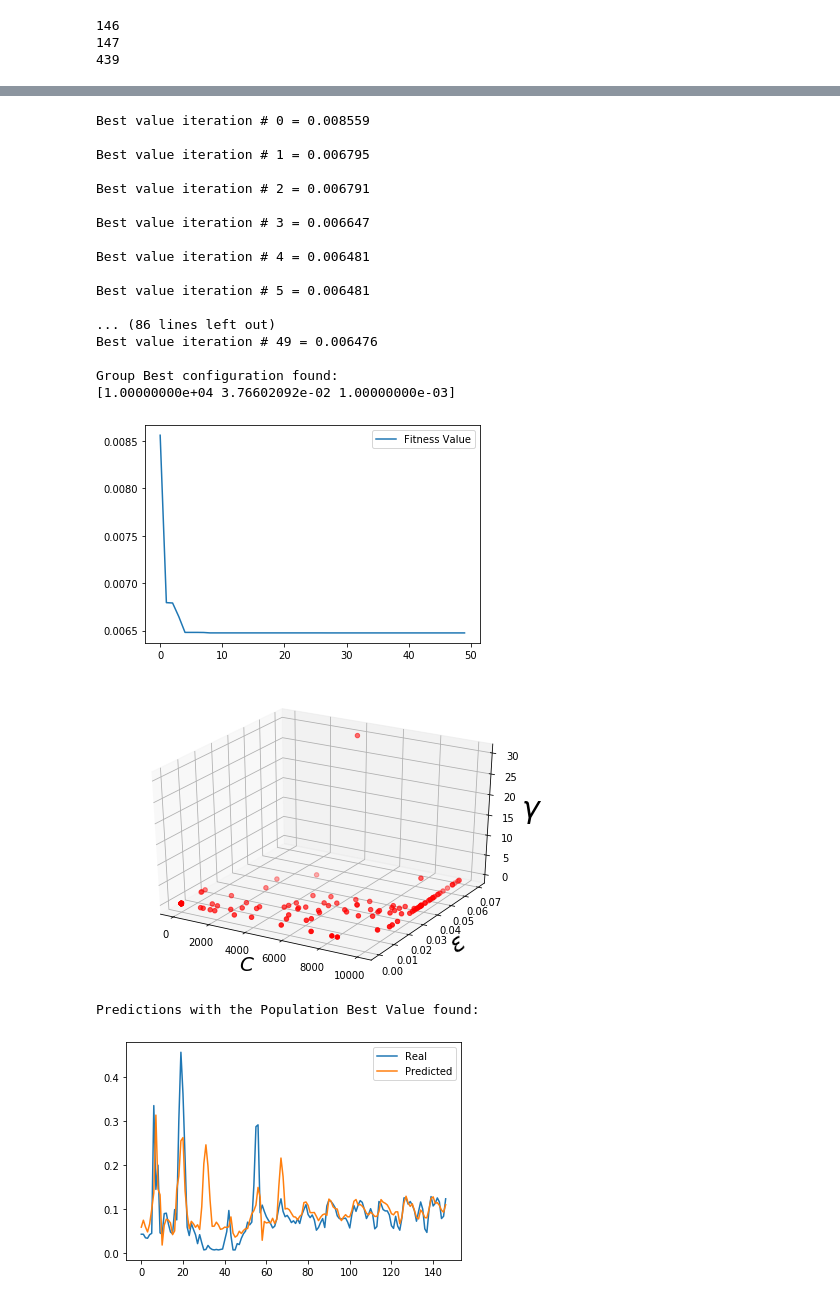
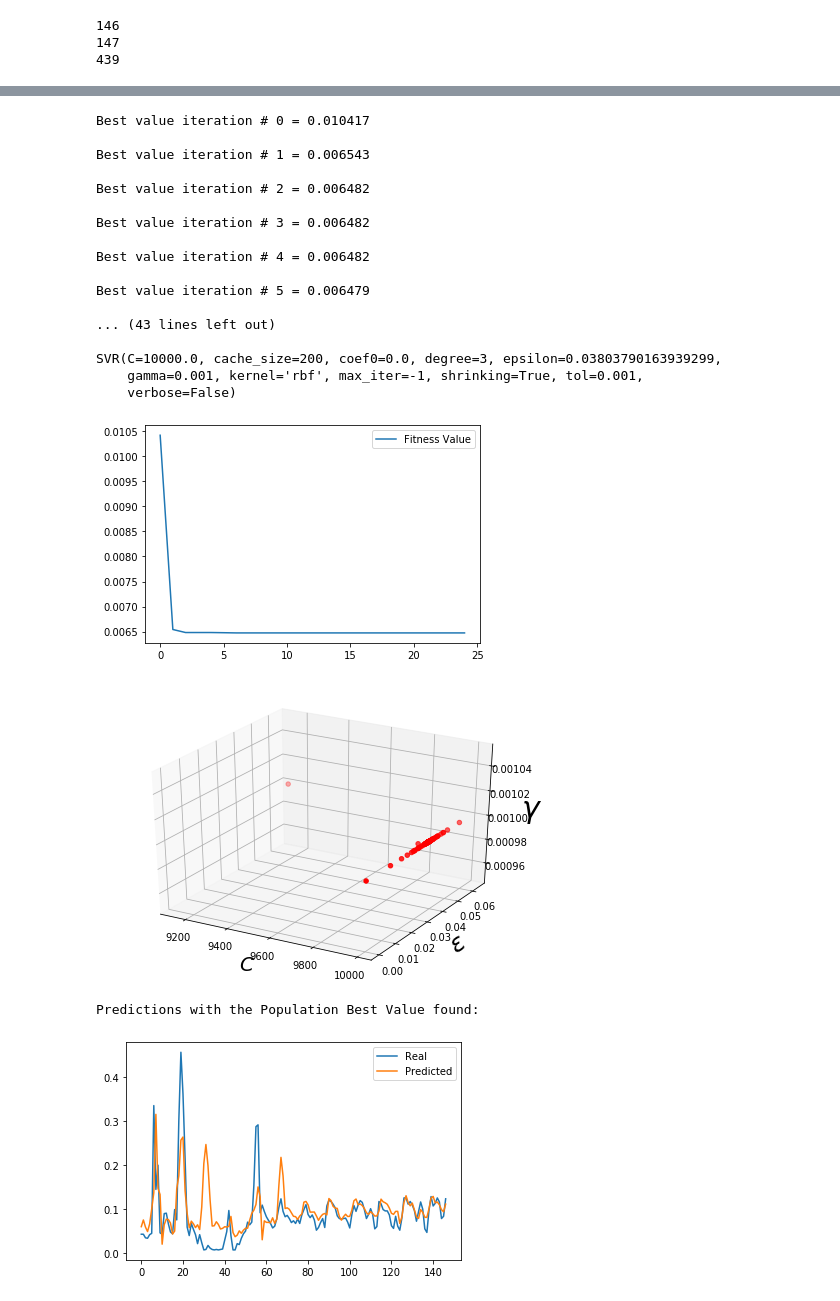
Before and after one commit to rbbh/Forecasting-Time-Series-with-Algorithm-Ensembling, a Jupyter notebook: SVR_+_PSO.ipynb, the cells around one changed output, grey strips where cells are left out. Drawn from its saved outputs; the diff is of its cells as text; code cells hidden in the pictures.

```diff
--- a/SVR_+_PSO.ipynb
+++ b/SVR_+_PSO.ipynb
@@ -360,3 +373,3 @@ Predictions Median:      0.089061
 # %%
-pso(120, 50, 3, 0.6)
+pso(120, 25, 3, 0.6)
 # %% [output]
@@ -364,21 +377,21 @@ pso(120, 50, 3, 0.6)
-Best value iteration # 0 = 0.008559
+Best value iteration # 0 = 0.010417
 
-Best value iteration # 1 = 0.006795
+Best value iteration # 1 = 0.006543
 
-Best value iteration # 2 = 0.006791
+Best value iteration # 2 = 0.006482
 
-Best value iteration # 3 = 0.006647
+Best value iteration # 3 = 0.006482
 
-Best value iteration # 4 = 0.006481
+Best value iteration # 4 = 0.006482
 
-Best value iteration # 5 = 0.006481
+Best value iteration # 5 = 0.006479
 
-... (86 lines left out)
-Best value iteration # 49 = 0.006476
+... (43 lines left out)
 
-Group Best configuration found:
-[1.00000000e+04 3.76602092e-02 1.00000000e-03]
+SVR(C=10000.0, cache_size=200, coef0=0.0, degree=3, epsilon=0.03803790163939299,
+    gamma=0.001, kernel='rbf', max_iter=-1, shrinking=True, tol=0.001,
+    verbose=False)
-[figure, old version]
+[figure, new version]
-[figure, old version]
+[figure, new version]
 Predictions with the Population Best Value found:
 [figure]
```
Also changed, not shown: parts of 5 cells of this notebook.
